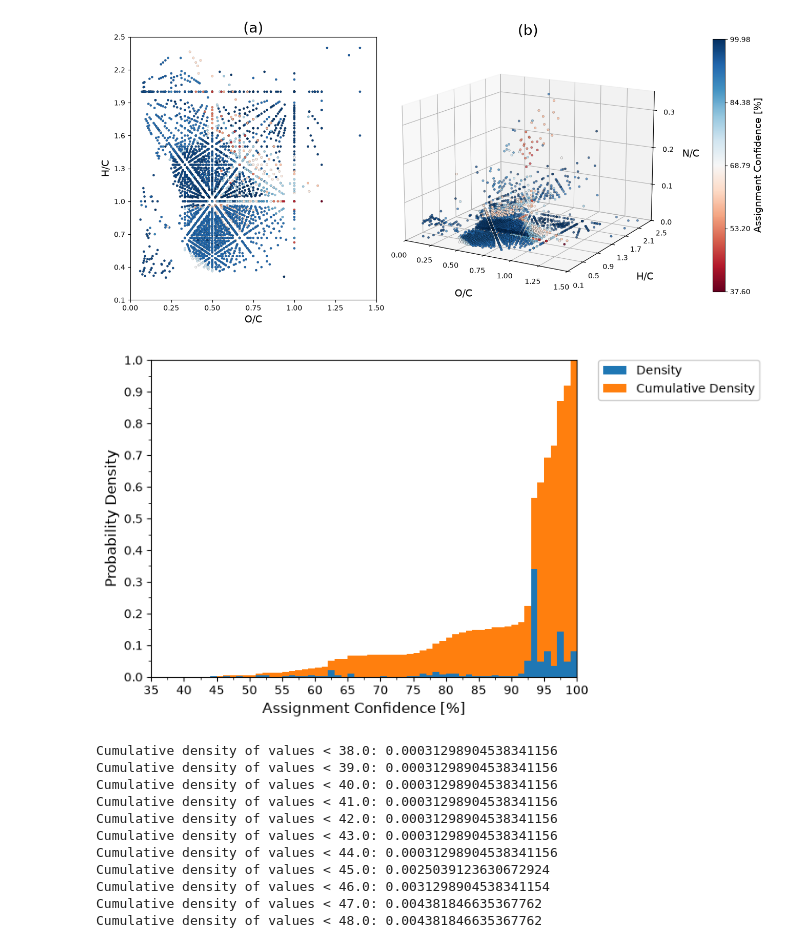
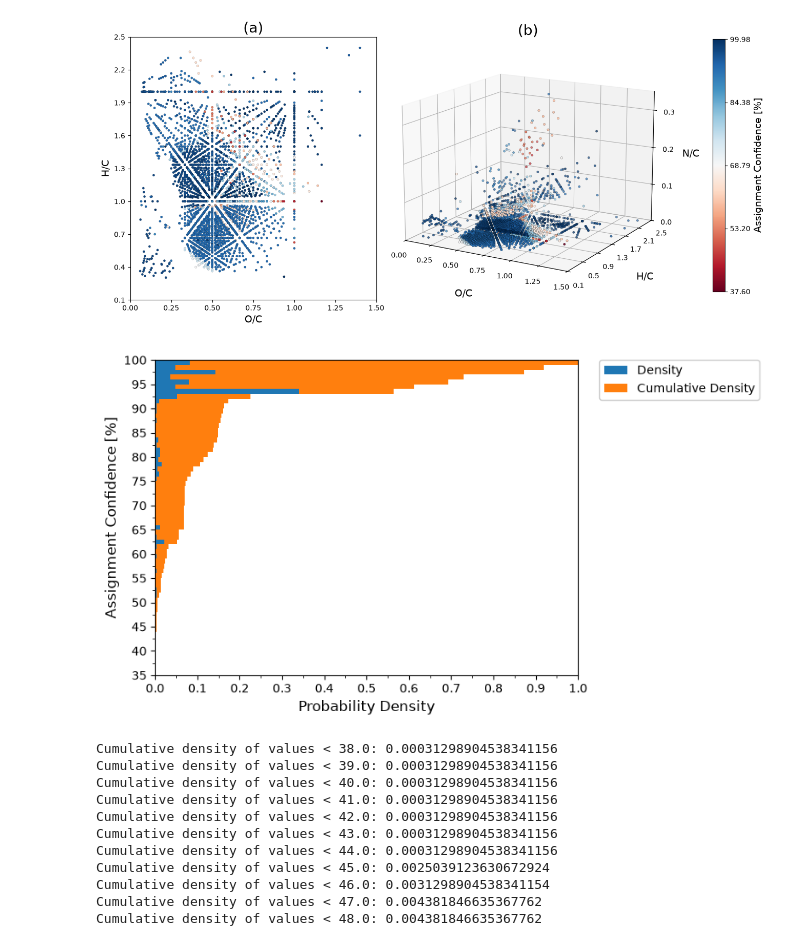
Before and after one commit to polimatt/SSEFCCA, a Jupyter notebook: files/experimental_application.ipynb, the cells around one changed output. Saved outputs shown, nothing was run; the diff lists cells and outputs as text; code cells hidden in the pictures.

```diff
--- a/files/experimental_application.ipynb
+++ b/files/experimental_application.ipynb
@@ -217,22 +217,22 @@ fig.savefig(f'{outputs_folder}/vk_assignment_confidence.svg', dpi=400, facecolor
 # %%
 fig, ax = plt.subplots()
 limits = np.arange(37,101,1)
-n, bins, patches = ax.hist(proba,bins=limits,density=True,label='Density')
-n, bins, patches = ax.hist(proba,bins=limits,density=True,cumulative=True,zorder=-1,label='Cumulative Density')
+n, bins, patches = ax.hist(proba,bins=limits,density=True,label='Density',orientation="horizontal")
+n, bins, patches = ax.hist(proba,bins=limits,density=True,cumulative=True,zorder=-1,label='Cumulative Density',orientation="horizontal")
 
 ax.legend(framealpha=1,bbox_to_anchor=(1.05, 1), loc='upper left', borderaxespad=0)
 
-sfc.set_axis_ticks(None, ax, axis='y', major_ticks_interval=0.1, minor_ticks_interval=0.05,
+sfc.set_axis_ticks(None, ax, axis='x', major_ticks_interval=0.1, minor_ticks_interval=0.05,
                    rounding=2, lower_lim=0, upper_lim=1)
-sfc.set_axis_ticks(None, ax, axis='x', major_ticks_interval=5, minor_ticks_interval=2.5,
+sfc.set_axis_ticks(None, ax, axis='y', major_ticks_interval=5, minor_ticks_interval=2.5,
                    rounding=0, lower_lim=35, upper_lim=100)
 
-ax.set_xlabel('Assignment Confidence [%]',fontsize=12)
-ax.set_ylabel('Probability Density',fontsize=12)
+ax.set_xlabel('Probability Density',fontsize=12)
+ax.set_ylabel('Assignment Confidence [%]',fontsize=12)
 
 fig.savefig(f'{outputs_folder}/confidence_density_distr_tot.svg', dpi=400, facecolor='#fff', bbox_inches='tight')
 # %% [output]
-[figure, old version]
+[figure, new version]
 # %%
 for i in range(len(bins)-1):
     print(f'Cumulative density of values < {bins[i+1]}: {n[i]}')
```
Also changed, not shown: 56 other files.
